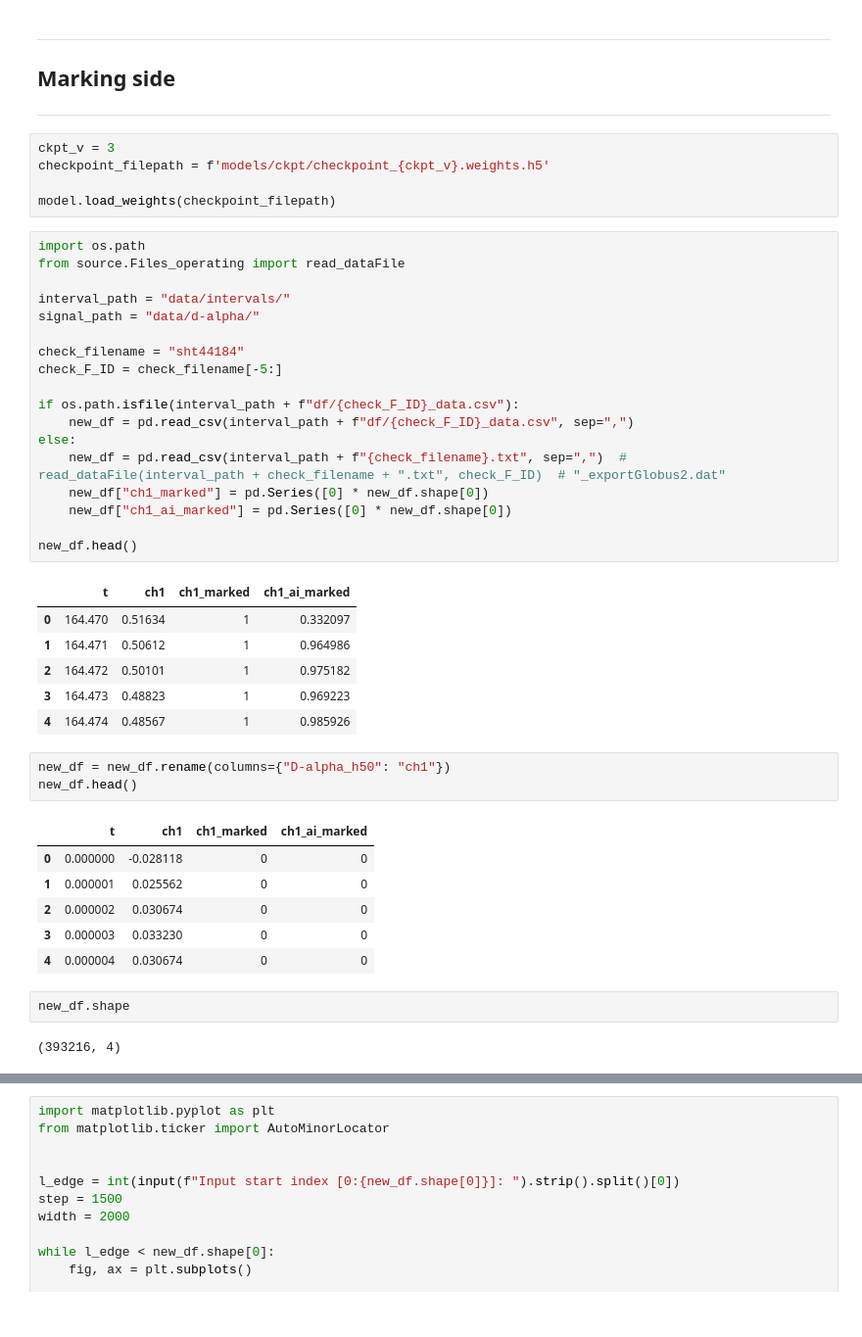
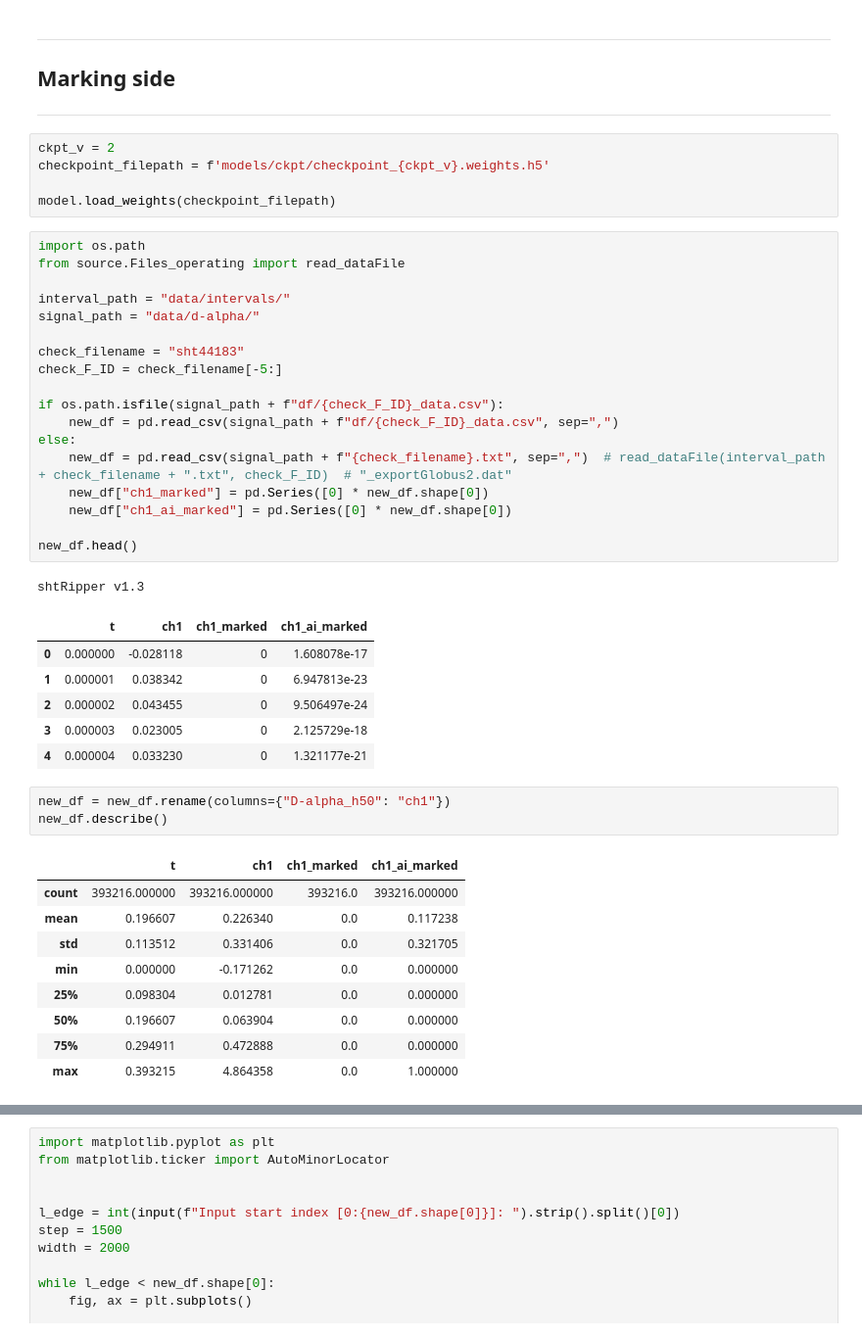
Before and after one commit to feodorrussia/D-alpha-instability-search, a Jupyter notebook: NN training.ipynb, the cells around one changed output, grey strips where cells are left out. Shown at 98% size. Cells and saved outputs as stored; diff of their text form.

```diff
--- a/NN training.ipynb
+++ b/NN training.ipynb
@@ -259,7 +253,7 @@ Epoch 42/100
 ## Marking side
 ---
 # %%
-ckpt_v = 3
+ckpt_v = 2
 checkpoint_filepath = f'models/ckpt/checkpoint_{ckpt_v}.weights.h5'
 
 model.load_weights(checkpoint_filepath)
@@ -270,35 +264,35 @@ from source.Files_operating import read_dataFile
 interval_path = "data/intervals/"
 signal_path = "data/d-alpha/"
 
-check_filename = "sht44184"
+check_filename = "sht44183"
 check_F_ID = check_filename[-5:]
 
-if os.path.isfile(interval_path + f"df/{check_F_ID}_data.csv"):
-    new_df = pd.read_csv(interval_path + f"df/{check_F_ID}_data.csv", sep=",")
+if os.path.isfile(signal_path + f"df/{check_F_ID}_data.csv"):
+    new_df = pd.read_csv(signal_path + f"df/{check_F_ID}_data.csv", sep=",")
 else:
-    new_df = pd.read_csv(interval_path + f"{check_filename}.txt", sep=",")  # read_dataFile(interval_path + check_filename + ".txt", check_F_ID)  # "_exportGlobus2.dat"
+    new_df = pd.read_csv(signal_path + f"{check_filename}.txt", sep=",")  # read_dataFile(interval_path + check_filename + ".txt", check_F_ID)  # "_exportGlobus2.dat"
     new_df["ch1_marked"] = pd.Series([0] * new_df.shape[0])
     new_df["ch1_ai_marked"] = pd.Series([0] * new_df.shape[0])
 
 new_df.head()
 # %% [output]
+shtRipper v1.3
 |  | t | ch1 | ch1_marked | ch1_ai_marked |
-| 0 | 164.470 | 0.51634 | 1 | 0.332097 |
-| 1 | 164.471 | 0.50612 | 1 | 0.964986 |
-| 2 | 164.472 | 0.50101 | 1 | 0.975182 |
-| 3 | 164.473 | 0.48823 | 1 | 0.969223 |
-| 4 | 164.474 | 0.48567 | 1 | 0.985926 |
+| 0 | 0.000000 | -0.028118 | 0 | 1.608078e-17 |
+| 1 | 0.000001 | 0.038342 | 0 | 6.947813e-23 |
+| 2 | 0.000002 | 0.043455 | 0 | 9.506497e-24 |
+| 3 | 0.000003 | 0.023005 | 0 | 2.125729e-18 |
+| 4 | 0.000004 | 0.033230 | 0 | 1.321177e-21 |
 # %%
 new_df = new_df.rename(columns={"D-alpha_h50": "ch1"})
-new_df.head()
+new_df.describe()
 # %% [output]
 |  | t | ch1 | ch1_marked | ch1_ai_marked |
-| 0 | 0.000000 | -0.028118 | 0 | 0 |
-| 1 | 0.000001 | 0.025562 | 0 | 0 |
-| 2 | 0.000002 | 0.030674 | 0 | 0 |
-| 3 | 0.000003 | 0.033230 | 0 | 0 |
-| 4 | 0.000004 | 0.030674 | 0 | 0 |
+| count | 393216.000000 | 393216.000000 | 393216.0 | 393216.000000 |
+| mean | 0.196607 | 0.226340 | 0.0 | 0.117238 |
+| std | 0.113512 | 0.331406 | 0.0 | 0.321705 |
+| min | 0.000000 | -0.171262 | 0.0 | 0.000000 |
+| 25% | 0.098304 | 0.012781 | 0.0 | 0.000000 |
+| 50% | 0.196607 | 0.063904 | 0.0 | 0.000000 |
+| 75% | 0.294911 | 0.472888 | 0.0 | 0.000000 |
+| max | 0.393215 | 4.864358 | 0.0 | 1.000000 |
-# %%
-new_df.shape
-# %% [output]
-(393216, 4)
```
Also changed, not shown: parts of 15 cells of this notebook.
